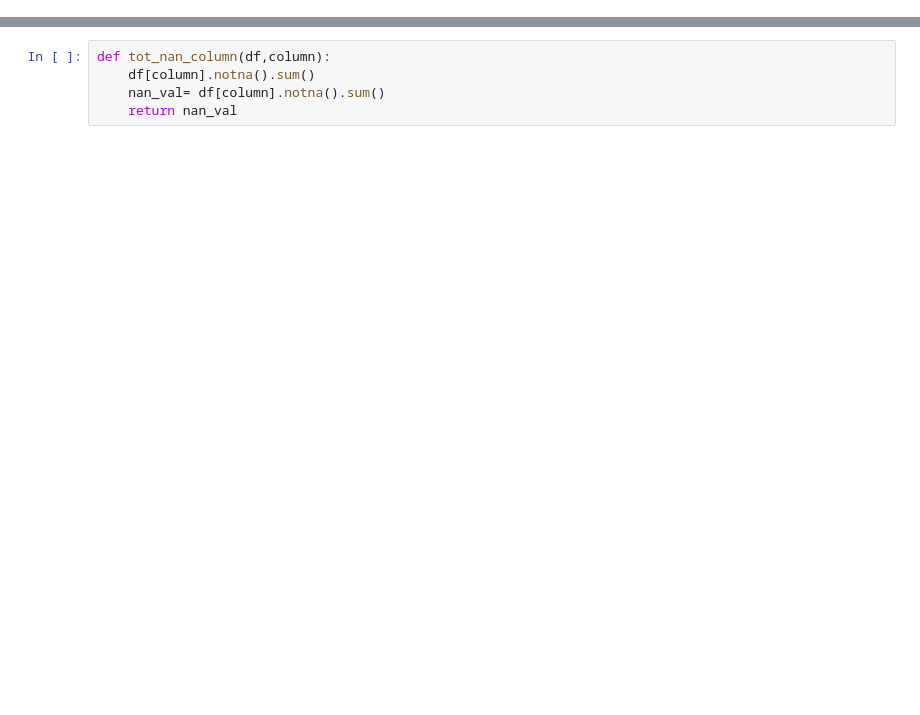
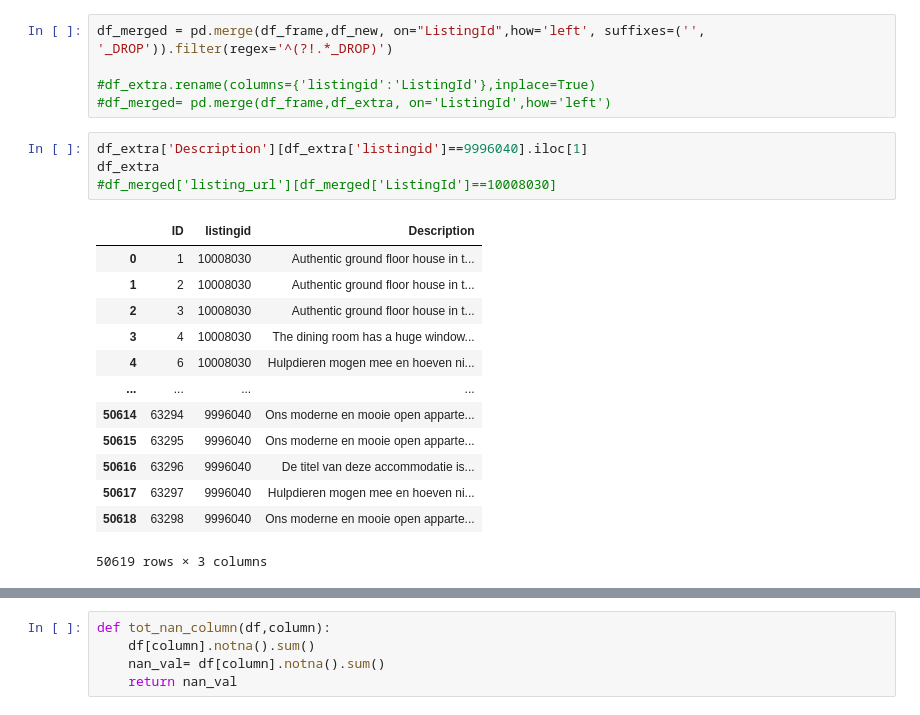
Before and after one commit to Amsterdam-Internships/Double-Listing, a Jupyter notebook: data.ipynb, the cells around one changed output, grey strips where cells are left out. Saved outputs shown, nothing was run; the diff lists cells and outputs as text; blank space fills up the shorter version.

```diff
--- a/data.ipynb
+++ b/data.ipynb
@@ -28,0 +120,23 @@ Index(['wsa_listing_id', 'customer_name', 'site', 'listing_id',
+# %%
+df_merged = pd.merge(df_frame,df_new, on="ListingId",how='left', suffixes=('', '_DROP')).filter(regex='^(?!.*_DROP)')
+
+#df_extra.rename(columns={'listingid':'ListingId'},inplace=True)
+#df_merged= pd.merge(df_frame,df_extra, on='ListingId',how='left')
+# %%
+df_extra['Description'][df_extra['listingid']==9996040].iloc[1]
+df_extra
+#df_merged['listing_url'][df_merged['ListingId']==10008030]
+# %% [output]
+|  | ID | listingid | Description |
+| 0 | 1 | 10008030 | Authentic ground floor house in t... |
+| 1 | 2 | 10008030 | Authentic ground floor house in t... |
+| 2 | 3 | 10008030 | Authentic ground floor house in t... |
+| 3 | 4 | 10008030 | The dining room has a huge window... |
+| 4 | 6 | 10008030 | Hulpdieren mogen mee en hoeven ni... |
+| ... | ... | ... | ... |
+| 50614 | 63294 | 9996040 | Ons moderne en mooie open apparte... |
+| 50615 | 63295 | 9996040 | Ons moderne en mooie open apparte... |
+| 50616 | 63296 | 9996040 | De titel van deze accommodatie is... |
+| 50617 | 63297 | 9996040 | Hulpdieren mogen mee en hoeven ni... |
+| 50618 | 63298 | 9996040 | Ons moderne en mooie open apparte... |
+50619 rows × 3 columns
```
Also changed, not shown: parts of 21 cells of this notebook.
